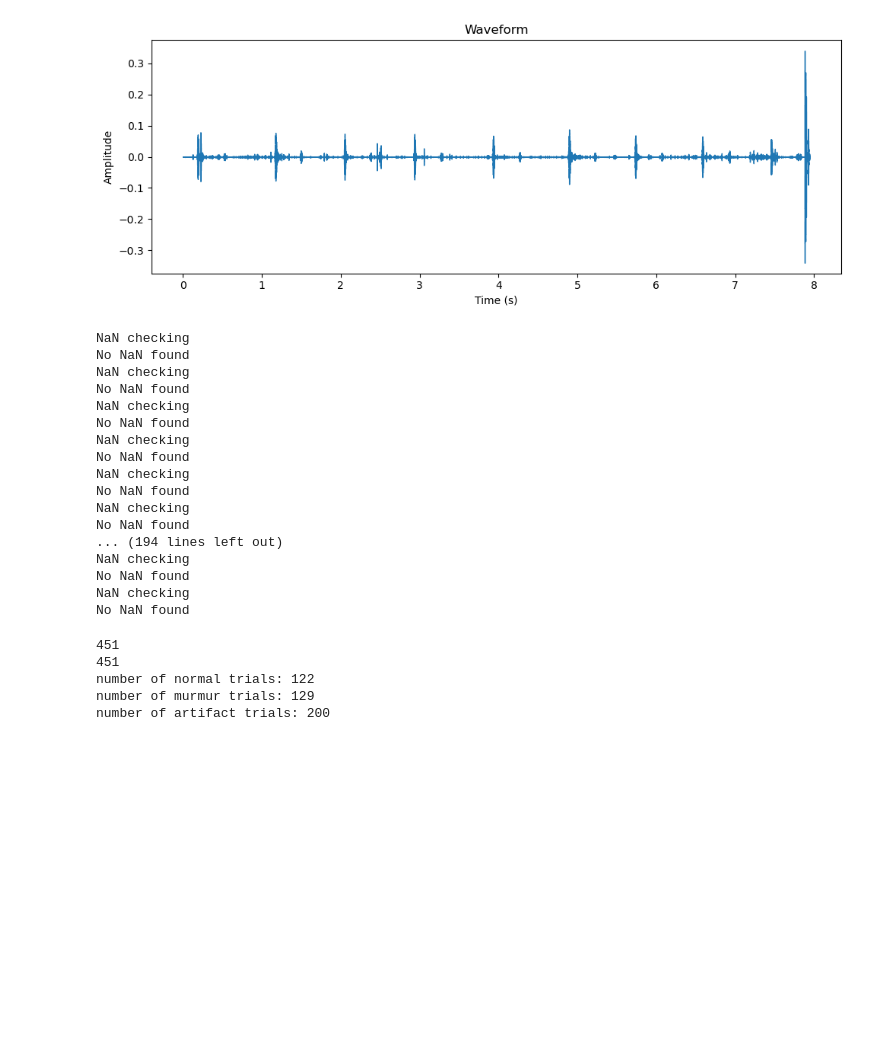
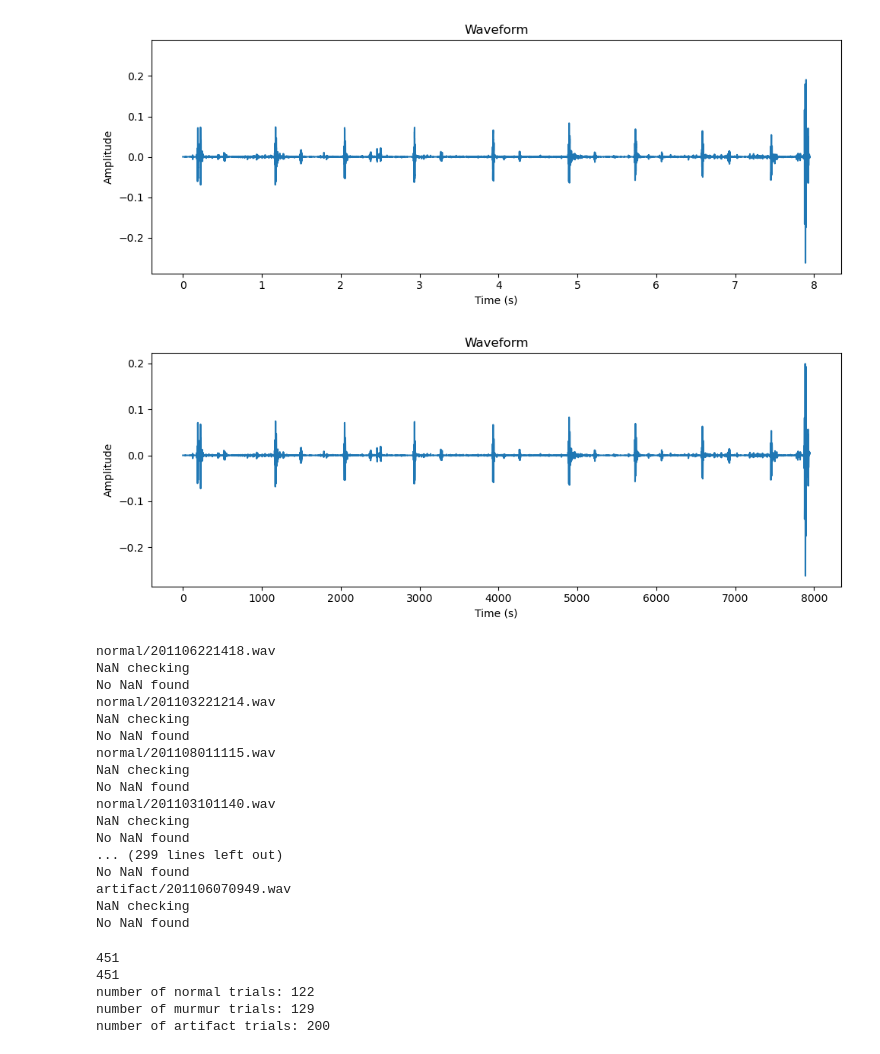
Before and after one commit to dl5415/Heart-sound-classifier, a Jupyter notebook: Healthy_vs_murmur.ipynb, the cells around one changed output. Saved outputs shown, nothing was run; the diff lists cells and outputs as text; code cells hidden in the pictures; blank space fills up the shorter version.

```diff
--- a/Healthy_vs_murmur.ipynb
+++ b/Healthy_vs_murmur.ipynb
@@ -6,7 +6,26 @@ import os
 from scipy.signal import butter, filtfilt
 import numpy as np
 
-y,sr = librosa.load('normal/201103140135.wav', sr=None)
+
+#Segmentation parameters
+window_sec = 3
+overlap_ratio = 0.5
+overlap_sec = window_sec * overlap_ratio
+
+#Preprocessing BPF parameters
+lowcut = 25
+highcut = 400
+order = 4
+
+def bandpass_filter(signal, lowcut, highcut, fs, order):
+    nyq = 0.5 * fs
+    low = lowcut / nyq
+    high = highcut / nyq
+    b, a = butter(order, [low, high], btype='band')
+    return filtfilt(b, a, signal)
+
+#Signal loading
+y,sr = librosa.load('normal/201103140135.wav', sr=1000)
 
 plt.figure(figsize=(10, 4))
 librosa.display.waveshow(y, sr=sr)
@@ -17,6 +36,15 @@ plt.tight_layout()
 plt.show()
 
 #The same signal after BPF
+bpf_output = bandpass_filter(y, lowcut, highcut, sr, order)
+plt.figure(figsize=(10, 4))
+plt.plot(bpf_output)
+plt.title('Waveform')
+plt.xlabel('Time (s)')
+plt.ylabel('Amplitude')
+plt.tight_layout()
+plt.show()
+
 
 
 #Segmentation function
@@ -31,12 +59,7 @@ def segment_signal(y, fs, window_sec, overlap_sec):
         segments.append(segment)
     return segments
 
-def bandpass_filter(signal, lowcut, highcut, fs, order):
-    nyq = 0.5 * fs
-    low = lowcut / nyq
-    high = highcut / nyq
-    b, a = butter(order, [low, high], btype='band')
-    return filtfilt(b, a, signal)
+
 
 #NaNchecking
 def NaN_checking(signal):
@@ -59,65 +82,62 @@ def artifact_trial_rejection(train_trials, train_labels, threshold):
     artefact_index = []
     for i in range(len(train_trials)):
         if np.max(np.abs(train_trials[i])) > threshold:
             artefact_index.append(i)
     train_trials = np.delete(train_trials, artefact_index)
     train_labels = np.delete(train_labels, artefact_index)
     print(f'number of removed artefactual trials: {len(artefact_index)}' )
 
     return train_trials, train_labels
 
 
-#Segmentation parameters
-window_sec = 3
-overlap_ratio = 0.5
-overlap_sec = window_sec * overlap_ratio
-
-#Preprocessing BPF parameters
-lowcut = 25
-highcut = 400
-order = 4
-
-
 folder_path_storage = ['normal/', 'murmur/', 'artifact/']
 segments_storage = []
 labels_storage = []
+file_ID_storage = []
+fileID = 1
 for folder_path in folder_path_storage:
     file_list = [os.path.join(folder_path, f) for f in os.listdir(folder_path) if os.path.isfile(os.path.join(folder_path, f))]
 
     if folder_path == 'normal/':
         label = 1
     elif folder_path == 'murmur/':
         label = 2
     elif folder_path == 'artifact/':
         label = 3
+
     for file in file_list:
         #Preprocessing
-        y,fs = librosa.load(file, sr=1000)
+        print(file)
+        y,sr = librosa.load(file, sr=1000)
         NaN_checked_signal = NaN_checking(y)
-        bpf_output = bandpass_filter(NaN_checked_signal, lowcut, highcut, fs, order)
-        segments = segment_signal(bpf_output, fs, window_sec, overlap_sec)
+        bpf_output = bandpass_filter(NaN_checked_signal, lowcut, highcut, sr, order)
+        segments = segment_signal(bpf_output, sr, window_sec, overlap_sec)
         for seg in segments:
             segments_storage.append(seg)
             labels_storage.append(label)
+            file_ID_storage.append(fileID)
+
+        fileID = fileID + 1
 # %% [output]
-[figure, old version]
+[figure, new version]
+[figure, added]
+normal/201106221418.wav
 NaN checking
 No NaN found
+normal/201103221214.wav
 NaN checking
 No NaN found
+normal/201108011115.wav
 NaN checking
 No NaN found
+normal/201103101140.wav
 NaN checking
 No NaN found
+... (299 lines left out)
+No NaN found
+artifact/201106070949.wav
 NaN checking
 No NaN found
-NaN checking
-No NaN found
-... (194 lines left out)
-NaN checking
-No NaN found
-NaN checking
-No NaN found
 # %%
 #Some sanity checking
 print(len(labels_storage))
```
Also changed, not shown: parts of 10 cells of this notebook.
